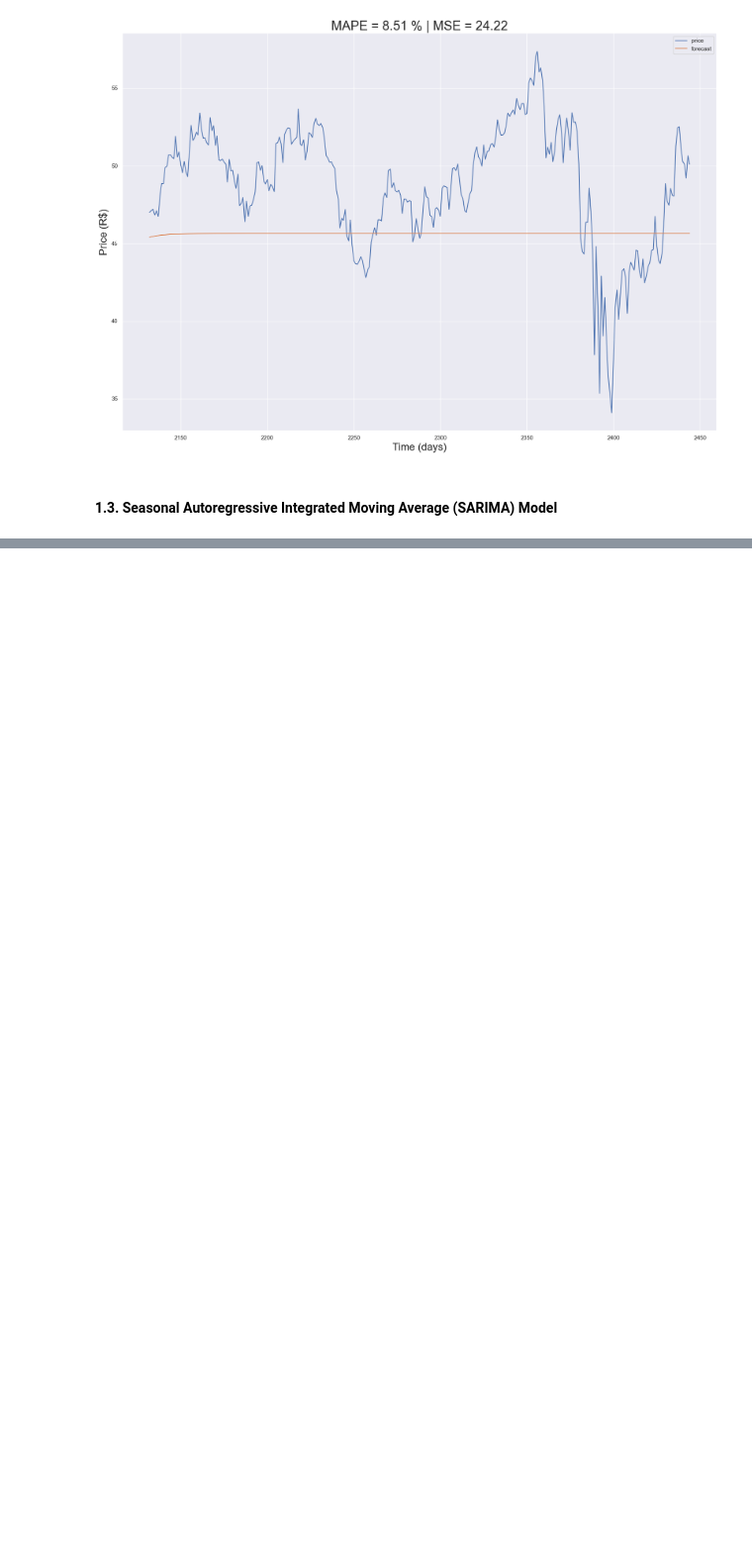
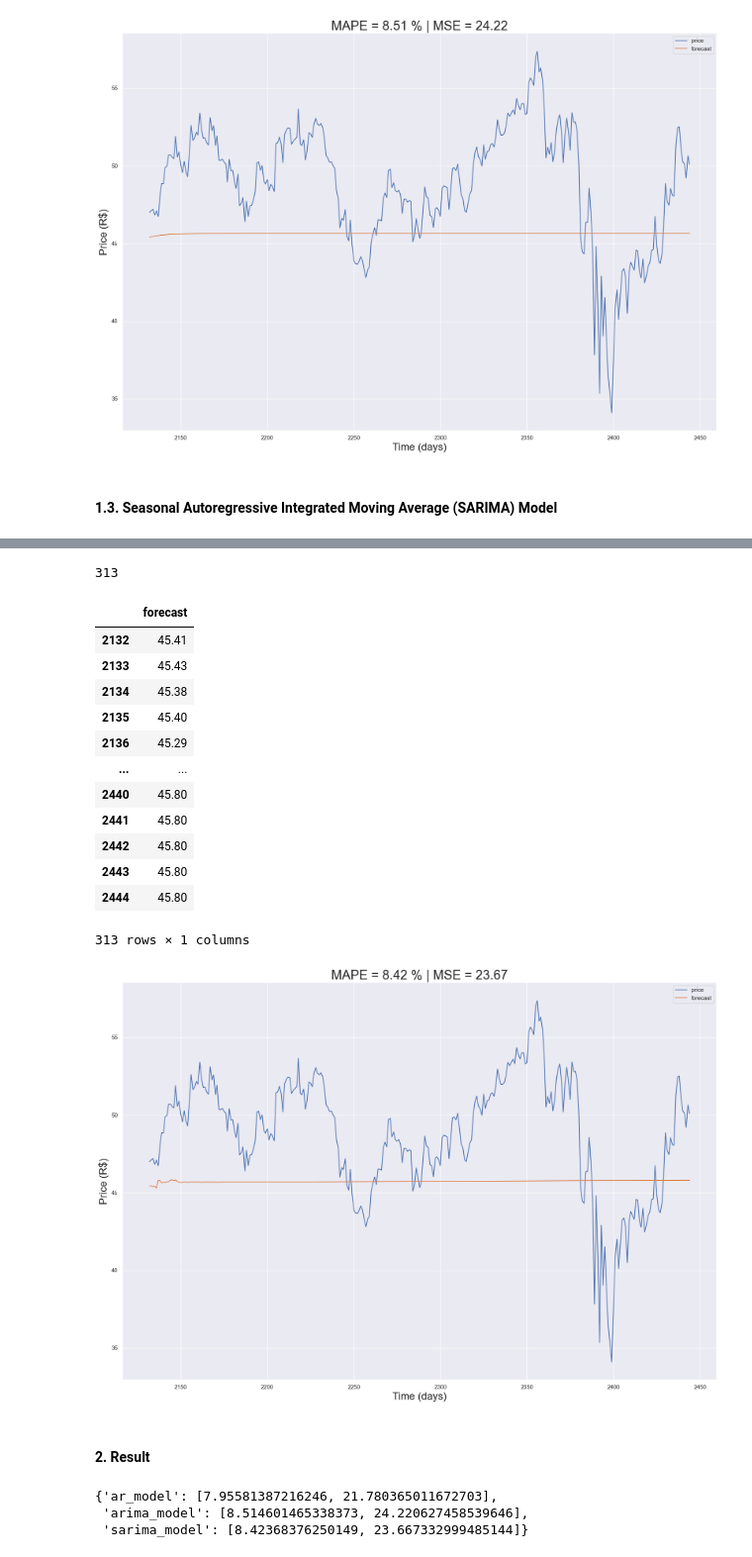
Before and after one commit to shubham8all/Time-Series-Data-Forecasting---StockMarket, a Jupyter notebook: notebooks/Preprocessing and Data Exploration.ipynb, the cells around one changed output, grey strips where cells are left out. Shown at 99% size. Drawn from its saved outputs; the diff is of its cells as text; code cells hidden in the pictures; blank space fills up the shorter version.

Commit message:
SARIMA

```diff
--- a/notebooks/Preprocessing and Data Exploration.ipynb
+++ b/notebooks/Preprocessing and Data Exploration.ipynb
@@ -1016,3 +1016,6 @@ show_result_model(df_test=df_test, y_forecast=y_forecast, model_name='arima_mode
 [figure]
 # %% [markdown]
 #### **1.3. Seasonal Autoregressive Integrated Moving Average (SARIMA) Model**
+# %%
+list_order_seasonal_aic = search_best_params_sarima_model(df_train=df_train, trend='t', pdq=(2, 1, 2))
+print(list_order_seasonal_aic)
@@ -1018,0 +1127,7 @@ show_result_model(df_test=df_test, y_forecast=y_forecast, model_name='arima_mode
+# %%
+sarima_model = SARIMAX(df_train, order=(2, 1, 2), seasonal_order=list_order_seasonal_aic[0], trend='c',
+                       enforce_stationarity=False, enforce_invertibility=False)
+# %%
+# fit
+sarima_fit = sarima_model.fit()
+print(sarima_fit)
@@ -1018,0 +1163,31 @@ show_result_model(df_test=df_test, y_forecast=y_forecast, model_name='arima_mode
+# %%
+# forecast
+y_forecast_sarima = sarima_fit.predict(start=df_test.index[0], end=df_test.index[-1]).to_numpy()
+len(y_forecast_sarima)
+# %% [output]
+313
+# %%
+show_result_model(df_test=df_test, y_forecast=y_forecast_sarima, model_name='sarima_model', dict_results=dict_results)
+# %% [output]
+|  | forecast |
+| 2132 | 45.41 |
+| 2133 | 45.43 |
+| 2134 | 45.38 |
+| 2135 | 45.40 |
+| 2136 | 45.29 |
+| ... | ... |
+| 2440 | 45.80 |
+| 2441 | 45.80 |
+| 2442 | 45.80 |
+| 2443 | 45.80 |
+| 2444 | 45.80 |
+313 rows × 1 columns
+[figure, added]
+# %% [markdown]
+#### **2. Result**
+# %%
+dict_results
+# %% [output]
+{'ar_model': [7.95581387216246, 21.780365011672703],
+ 'arima_model': [8.514601465338373, 24.220627458539646],
+ 'sarima_model': [8.42368376250149, 23.667332999485144]}
```
Also changed, not shown: parts of 3 cells of this notebook.
